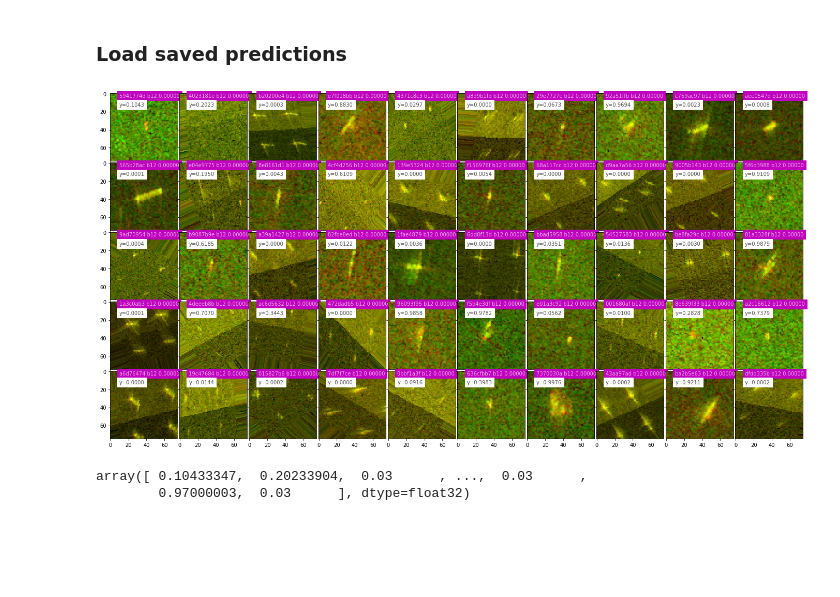
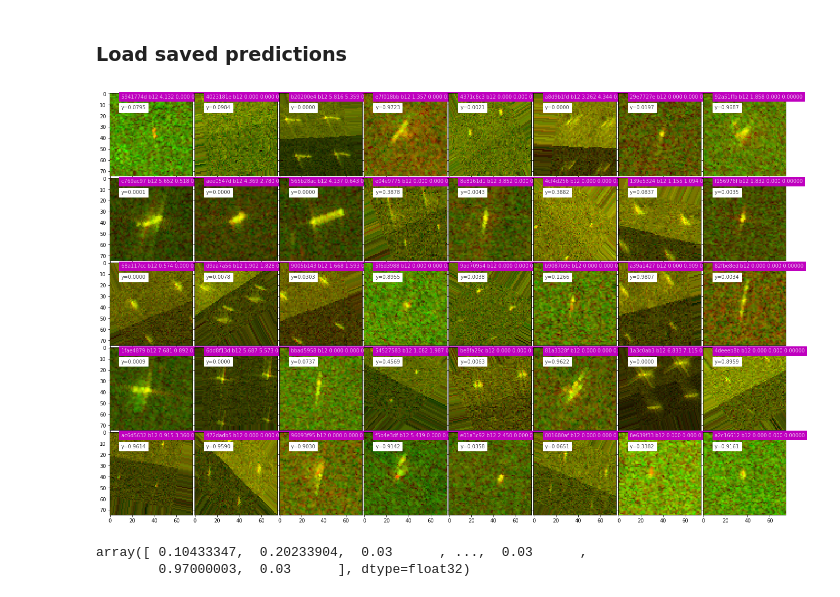
Before and after one commit to vfdev-5/IcebergClassification, a Jupyter notebook: notebooks/check_single_model_predictions.ipynb, the cells around one changed output. Cells and saved outputs as stored; diff of their text form; code cells hidden in the pictures; blank space fills up the shorter version.

```diff
--- a/notebooks/check_single_model_predictions.ipynb
+++ b/notebooks/check_single_model_predictions.ipynb
@@ -31,21 +32,25 @@ CONFIG = {
                                 "interpolation": 0}},
             {"RandomFlip": {"mode": "h", "proba": 0.5}},
             {"RandomFlip": {"mode": "v", "proba": 0.5}},
-            {"_ToTensor": {}}
+            {"_ToTensor": {}},
+            {"Normalize": {"mean": [0.0, 0.0], "std": [50, 50]}}
           ]
         }
     },
 
-
     "models": [
         {
-            "name": {"IcebergInceptionV4": {"input_n_channels": 2}},
-            "weights_path": "../output/logs_IcebergInceptionV4_20171201_0800/fold_0"
+            "name": {"IcebergDenseNet3": {"input_n_channels": 2}},
+            "weights_path": "../output/training_IcebergDenseNet3_20171207_0804/fold_0"
         }
     ],
 
-    "n_tta": 3
+    "to_proba_fn": "torch.nn.functional.softmax",
 
+    "TTA": {
+        "n_rounds": 5,
+        "merge_fn": "mean"
+    }
 }
 # %% [markdown]
 ## Dataflow
@@ -110,3 +107,8 @@ output_path = os.path.join("..", "output", "predictions_config_single_network_20
 # %%
-filename = os.path.join(output_path, "y_probas_0_IcebergInceptionV4.npz")
+output_path = os.path.join("..", "output", "predictions_config_kfolds_densenet_20171204_1300_20171204_1239")
+
+filename = os.path.join(output_path, "y_probas_0_IcebergDenseNet.npz")
 ret = np.load(filename)
+
+y_probas = ret['y_probas']
+data_ids = ret['data_ids']
@@ -131,27 +122,38 @@ from mpl_toolkits.axes_grid1 import ImageGrid
 from common.dataflow_visu_utils import display_image
 # %%
 test_df = get_test_df()
+# %%
+for k, (image_id, y_proba) in enumerate(zip(data_ids, y_probas)):
+    x = get_image_by_id(image_id, test_df)
+    break
 # %%
-nx = 10
+nx = 8
 ny = 5
 
 fig = plt.figure(figsize=(24,24))
 grid = ImageGrid(fig, 111, nrows_ncols=(ny, nx), axes_pad=0.05)
 
 i = 0
 j = 0
 for k, (image_id, y_proba) in enumerate(zip(data_ids, y_probas)):
 
     x = get_image_by_id(image_id, test_df)
+    x_pos = [0, 0]
+    for m in range(2):
+        b = x[:, :, m]
+        b = b[b > 0]
+        if len(b) > 0:
+            x_pos[m] = np.mean(b)
+
     ax = grid[k]
-    display_image(ax, x, image_id, "b12", 0, target="%.4f" % y_proba[1])
+    display_image(ax, x, image_id, "b12 {0:.3f} {1:.3f}".format(x_pos[0], x_pos[1]), 0, target="%.4f" % y_proba[1])
     i = (i + 1) % nx
     if i == 0:
         j = (j + 1) % ny
         if j == 0:
             break
 # %% [output]
-[figure, old version]
+[figure, new version]
 # %%
 from common.dataflow import SAMPLE_SUBMISSION_PATH
 # %%
```
Also changed, not shown: parts of 11 cells of this notebook, 42 other files.
